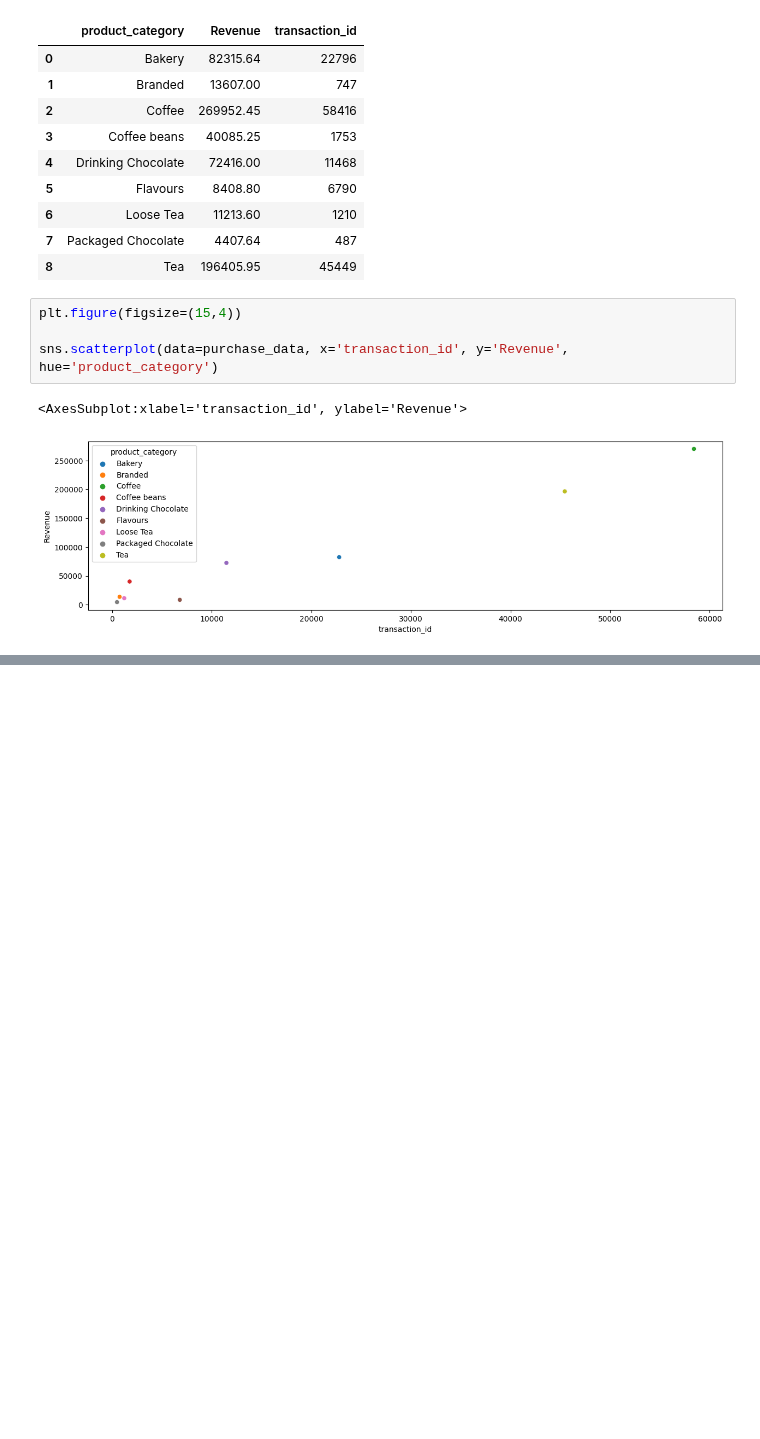
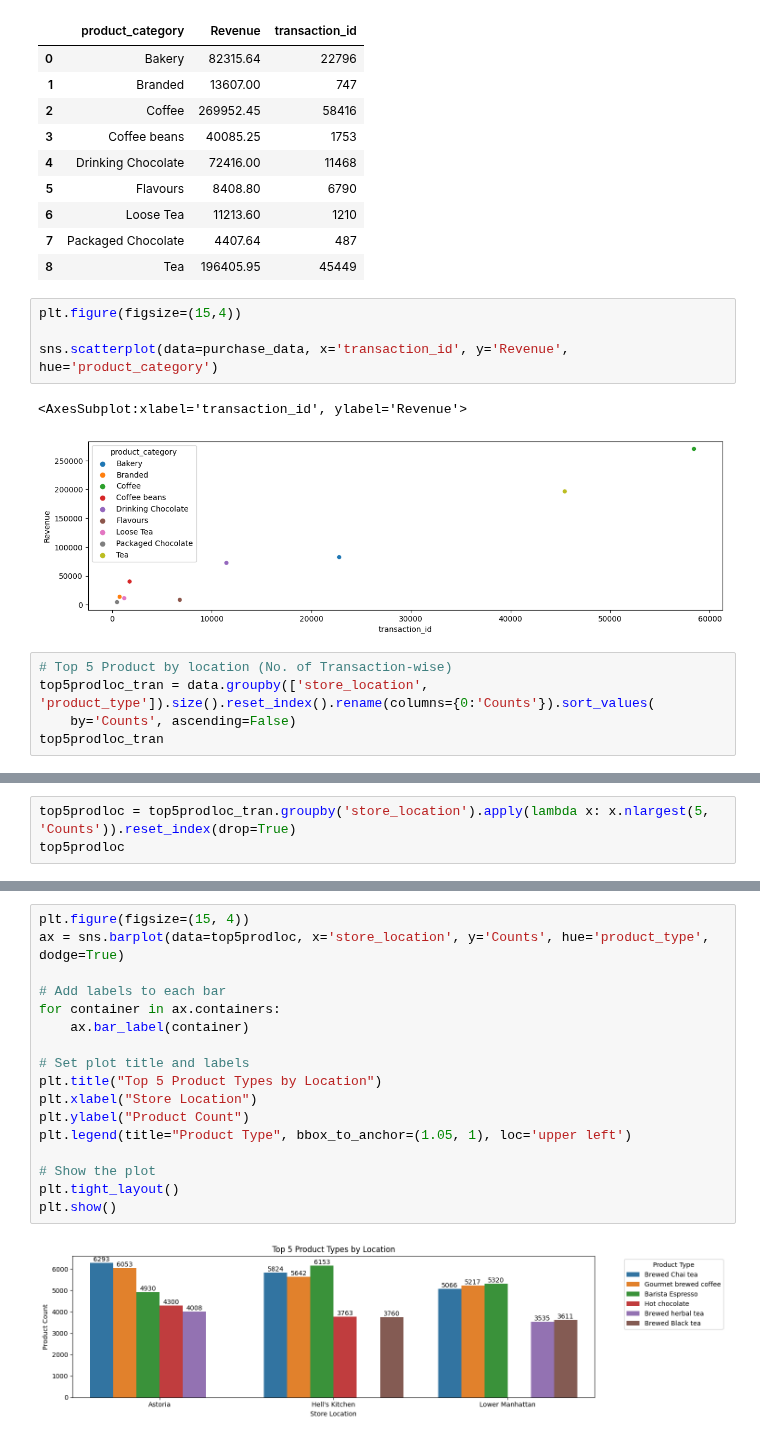
Before and after one commit to Akshay-Paunikar/Maven_Analytics_Challenges, a Jupyter notebook: Projects/Coffee_Shop_Sales/Coffee_Shop_Sales.ipynb, the cells around one changed output, grey strips where cells are left out. Cells and saved outputs as stored; diff of their text form; blank space fills up the shorter version.

```diff
--- a/Projects/Coffee_Shop_Sales/Coffee_Shop_Sales.ipynb
+++ b/Projects/Coffee_Shop_Sales/Coffee_Shop_Sales.ipynb
@@ -424,3 +424,8 @@ sns.scatterplot(data=purchase_data, x='transaction_id', y='Revenue', hue='produc
 # %% [output]
 <AxesSubplot:xlabel='transaction_id', ylabel='Revenue'>
 [figure]
+# %%
+# Top 5 Product by location (No. of Transaction-wise)
+top5prodloc_tran = data.groupby(['store_location', 'product_type']).size().reset_index().rename(columns={0:'Counts'}).sort_values(
+    by='Counts', ascending=False)
+top5prodloc_tran
@@ -426,0 +446,3 @@ sns.scatterplot(data=purchase_data, x='transaction_id', y='Revenue', hue='produc
+# %%
+top5prodloc = top5prodloc_tran.groupby('store_location').apply(lambda x: x.nlargest(5, 'Counts')).reset_index(drop=True)
+top5prodloc
@@ -426,0 +466,19 @@ sns.scatterplot(data=purchase_data, x='transaction_id', y='Revenue', hue='produc
+# %%
+plt.figure(figsize=(15, 4))
+ax = sns.barplot(data=top5prodloc, x='store_location', y='Counts', hue='product_type', dodge=True)
+
+# Add labels to each bar
+for container in ax.containers:
+    ax.bar_label(container)
+
+# Set plot title and labels
+plt.title("Top 5 Product Types by Location")
+plt.xlabel("Store Location")
+plt.ylabel("Product Count")
+plt.legend(title="Product Type", bbox_to_anchor=(1.05, 1), loc='upper left')
+
+# Show the plot
+plt.tight_layout()
+plt.show()
+# %% [output]
+[figure, added]
```
Also changed, not shown: parts of 2 cells of this notebook.
